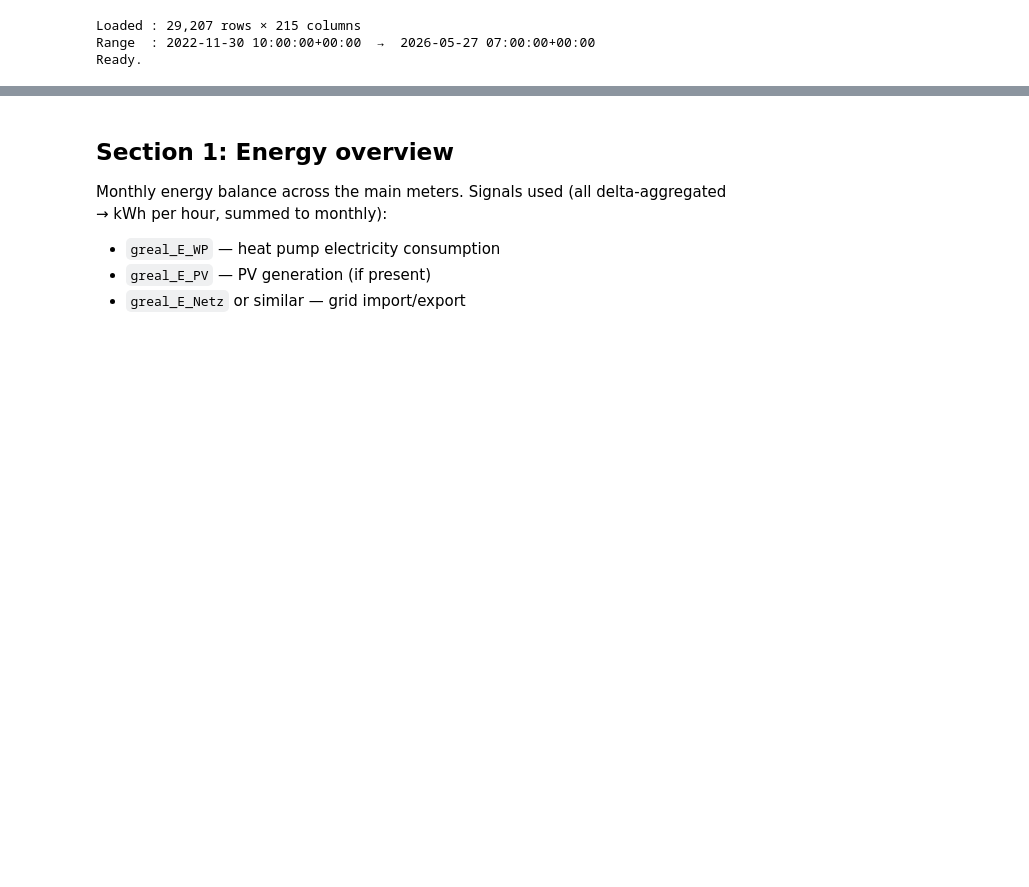
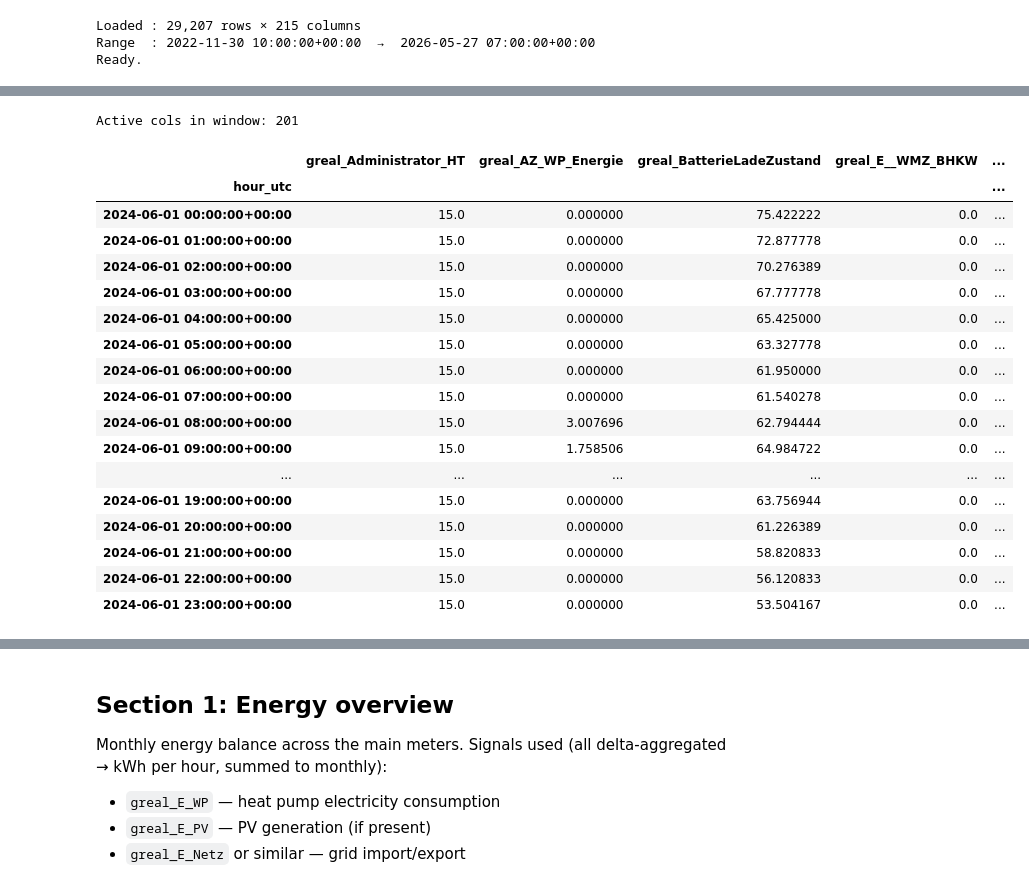
Before and after one commit to MythraVarun13/Thesis, a Jupyter notebook: notebooks/07_full_eda.ipynb, the cells around one changed output, grey strips where cells are left out. Saved outputs shown, nothing was run; the diff lists cells and outputs as text; code cells hidden in the pictures; blank space fills up the shorter version.

```diff
--- a/notebooks/07_full_eda.ipynb
+++ b/notebooks/07_full_eda.ipynb
@@ -55,0 +183,30 @@ Ready.
+# %%
+# 3) View a real window where many signals exist
+# Pick period with richer coverage
+window = df.loc["2024-06-01":"2024-06-07"]
+
+# Keep only columns that have at least one value in this window
+active_cols = window.columns[window.notna().any()]
+print("Active cols in window:", len(active_cols))
+
+display(window[active_cols].iloc[:24, :12])  # 1 day × 12 cols
+# %% [output]
+Active cols in window: 201
+|  | greal_Administrator_HT | greal_AZ_WP_Energie | greal_BatterieLadeZustand | greal_E__WMZ_BHKW | ... |
+| hour_utc |  |  |  |  | ... |
+| 2024-06-01 00:00:00+00:00 | 15.0 | 0.000000 | 75.422222 | 0.0 | ... |
+| 2024-06-01 01:00:00+00:00 | 15.0 | 0.000000 | 72.877778 | 0.0 | ... |
+| 2024-06-01 02:00:00+00:00 | 15.0 | 0.000000 | 70.276389 | 0.0 | ... |
+| 2024-06-01 03:00:00+00:00 | 15.0 | 0.000000 | 67.777778 | 0.0 | ... |
+| 2024-06-01 04:00:00+00:00 | 15.0 | 0.000000 | 65.425000 | 0.0 | ... |
+| 2024-06-01 05:00:00+00:00 | 15.0 | 0.000000 | 63.327778 | 0.0 | ... |
+| 2024-06-01 06:00:00+00:00 | 15.0 | 0.000000 | 61.950000 | 0.0 | ... |
+| 2024-06-01 07:00:00+00:00 | 15.0 | 0.000000 | 61.540278 | 0.0 | ... |
+| 2024-06-01 08:00:00+00:00 | 15.0 | 3.007696 | 62.794444 | 0.0 | ... |
+| 2024-06-01 09:00:00+00:00 | 15.0 | 1.758506 | 64.984722 | 0.0 | ... |
+| ... | ... | ... | ... | ... | ... |
+| 2024-06-01 19:00:00+00:00 | 15.0 | 0.000000 | 63.756944 | 0.0 | ... |
+| 2024-06-01 20:00:00+00:00 | 15.0 | 0.000000 | 61.226389 | 0.0 | ... |
+| 2024-06-01 21:00:00+00:00 | 15.0 | 0.000000 | 58.820833 | 0.0 | ... |
+| 2024-06-01 22:00:00+00:00 | 15.0 | 0.000000 | 56.120833 | 0.0 | ... |
+| 2024-06-01 23:00:00+00:00 | 15.0 | 0.000000 | 53.504167 | 0.0 | ... |
```
Also changed, not shown: parts of 5 cells of this notebook, 3 other files.
